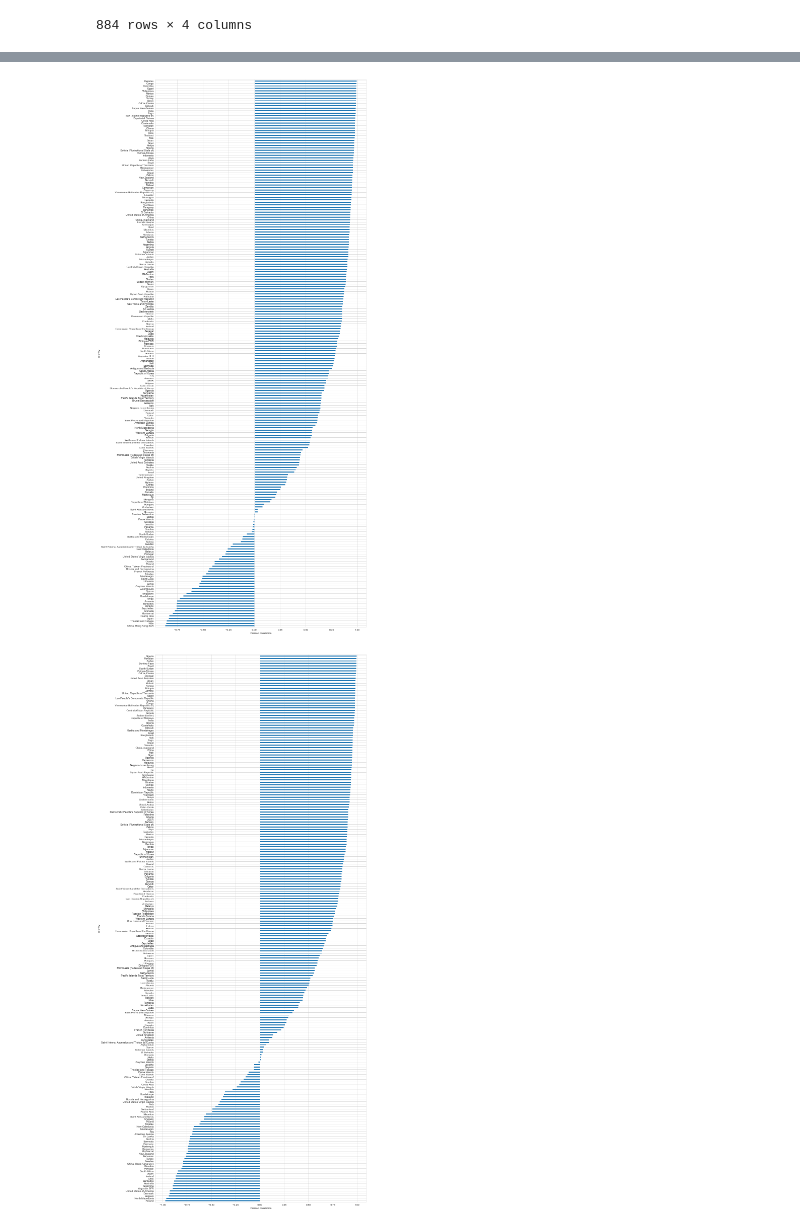
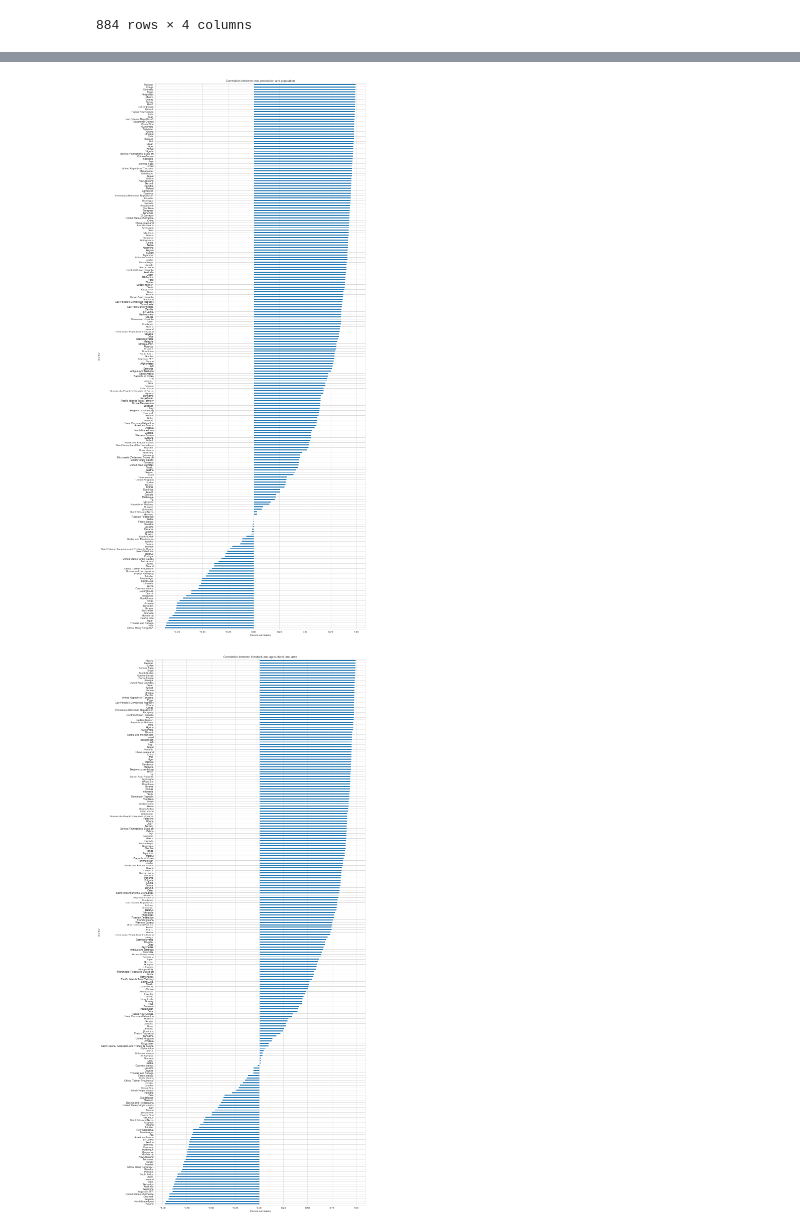
Before and after one commit to pull-fiction/make-crops-not-war, a Jupyter notebook: project.ipynb, the cells around one changed output, grey strips where cells are left out. Drawn from its saved outputs; the diff is of its cells as text; code cells hidden in the pictures.

Commit message:
Overall fixing, aim of correlation, structure

```diff
--- a/project.ipynb
+++ b/project.ipynb
@@ -593,13 +665,15 @@ ax.set_xlabel('Pierson correlation');
 # %%
 f, ax = plt.subplots(figsize=(15, 40))
 crop_population_corr.sort_values().plot.barh(ax=ax)
+ax.set_title('Correlation between crop production and population')
 ax.set_xlabel('Pierson correlation');
 # %% [output]
-[figure, old version]
+[figure, new version]
 # %%
 f, ax = plt.subplots(figsize=(15, 40))
 livestock_population_corr.sort_values().plot.barh(ax=ax)
+ax.set_title('Correlation between livestock and agricultural land area')
 ax.set_xlabel('Pierson correlation');
 # %% [output]
-[figure, old version]
+[figure, new version]
 # %% [markdown]
```
Also changed, not shown: parts of 40 cells of this notebook, 5 other files.
